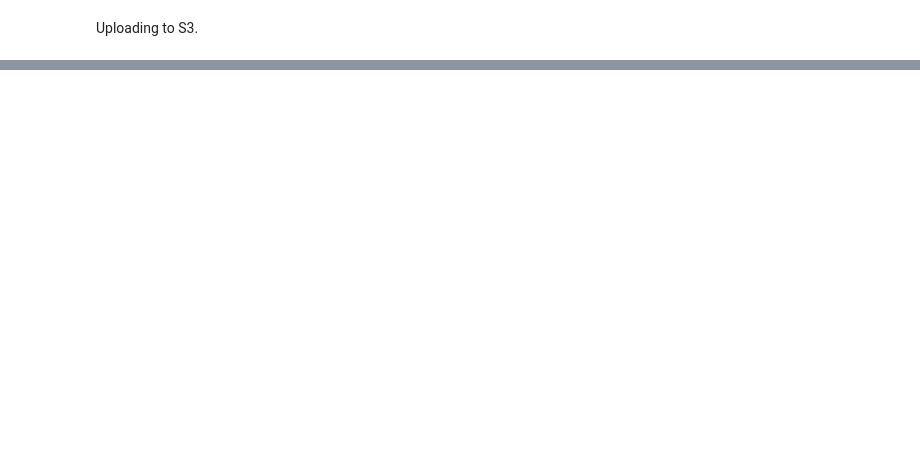
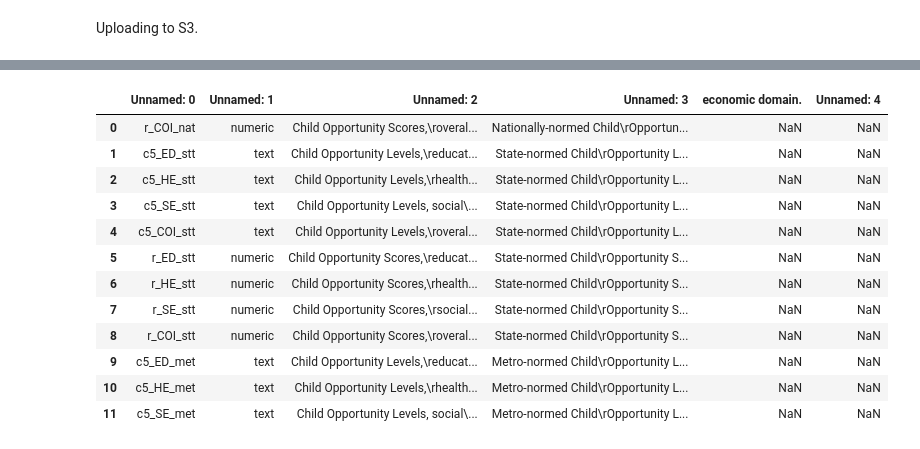
Before and after one commit to georgetown-analytics/Bleeding-Hearts, a Jupyter notebook: Wrangling.ipynb, the cells around one changed output, grey strips where cells are left out. Saved outputs shown, nothing was run; the diff lists cells and outputs as text; code cells hidden in the pictures; blank space fills up the shorter version.

```diff
--- a/Wrangling.ipynb
+++ b/Wrangling.ipynb
@@ -233,0 +389,19 @@ saved
+# %%
+table = tabula.read_pdf(file,
+                        pages=4)
+c_head3=table[0]
+c_head3
+# %% [output]
+|  | Unnamed: 0 | Unnamed: 1 | Unnamed: 2 | Unnamed: 3 | economic domain. | Unnamed: 4 |
+| 0 | r_COI_nat | numeric | Child Opportunity Scores,\roveral... | Nationally-normed Child\rOpportun... | NaN | NaN |
+| 1 | c5_ED_stt | text | Child Opportunity Levels,\reducat... | State-normed Child\rOpportunity L... | NaN | NaN |
+| 2 | c5_HE_stt | text | Child Opportunity Levels,\rhealth... | State-normed Child\rOpportunity L... | NaN | NaN |
+| 3 | c5_SE_stt | text | Child Opportunity Levels, social\... | State-normed Child\rOpportunity L... | NaN | NaN |
+| 4 | c5_COI_stt | text | Child Opportunity Levels,\roveral... | State-normed Child\rOpportunity L... | NaN | NaN |
+| 5 | r_ED_stt | numeric | Child Opportunity Scores,\reducat... | State-normed Child\rOpportunity S... | NaN | NaN |
+| 6 | r_HE_stt | numeric | Child Opportunity Scores,\rhealth... | State-normed Child\rOpportunity S... | NaN | NaN |
+| 7 | r_SE_stt | numeric | Child Opportunity Scores,\rsocial... | State-normed Child\rOpportunity S... | NaN | NaN |
+| 8 | r_COI_stt | numeric | Child Opportunity Scores,\roveral... | State-normed Child\rOpportunity S... | NaN | NaN |
+| 9 | c5_ED_met | text | Child Opportunity Levels,\reducat... | Metro-normed Child\rOpportunity L... | NaN | NaN |
+| 10 | c5_HE_met | text | Child Opportunity Levels,\rhealth... | Metro-normed Child\rOpportunity L... | NaN | NaN |
+| 11 | c5_SE_met | text | Child Opportunity Levels, social\... | Metro-normed Child\rOpportunity L... | NaN | NaN |
```
Also changed, not shown: parts of 31 cells of this notebook.
